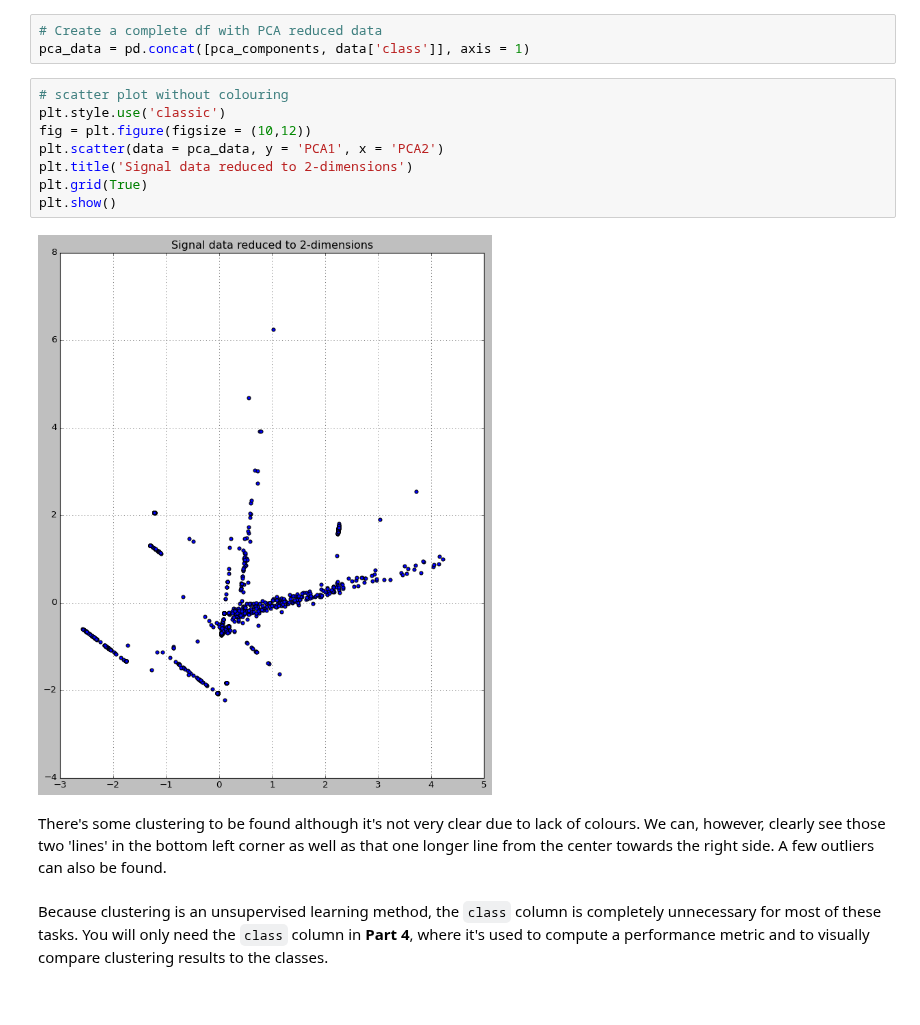
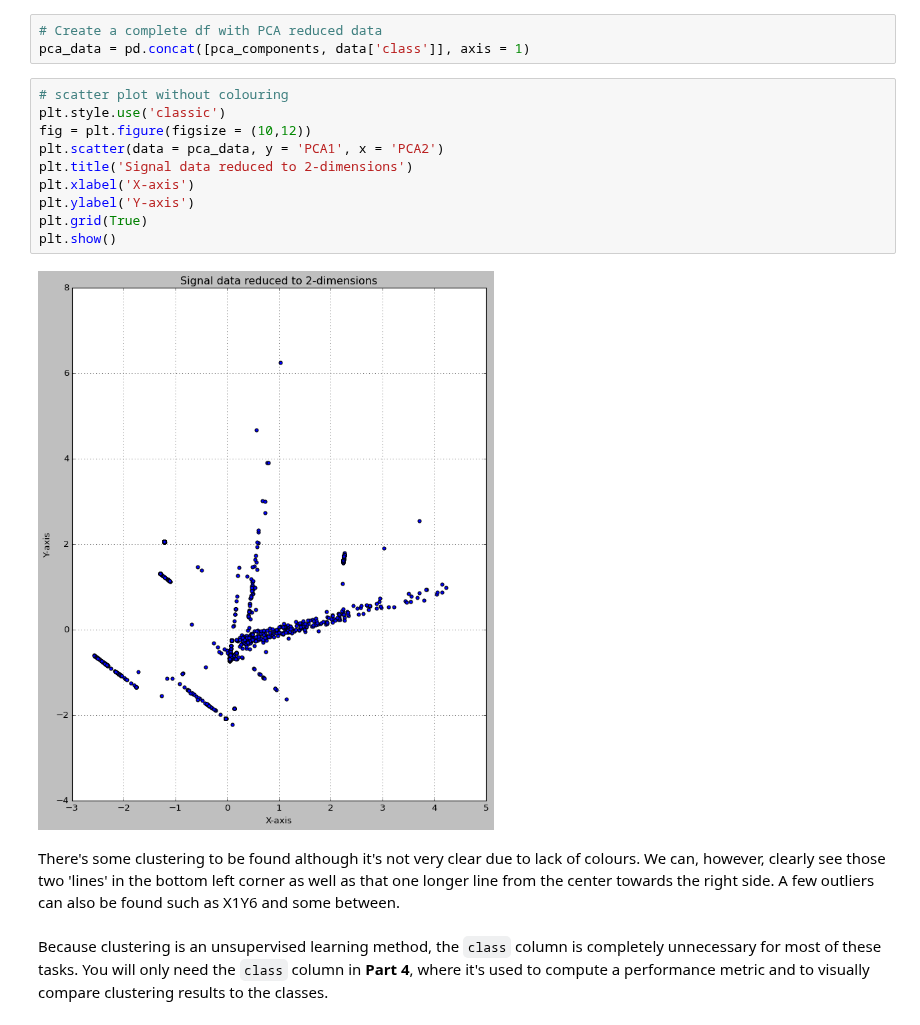
Before and after one commit to jerryshadb/UTU, a Jupyter notebook: DAKD/exc_3/jeremias_shadbolt_DAKD_2022_exercise_3.ipynb, the cells around one changed output. Saved outputs shown, nothing was run; the diff lists cells and outputs as text.

```diff
--- a/DAKD/exc_3/jeremias_shadbolt_DAKD_2022_exercise_3.ipynb
+++ b/DAKD/exc_3/jeremias_shadbolt_DAKD_2022_exercise_3.ipynb
@@ -163,15 +163,17 @@ pca_data = pd.concat([pca_components, data['class']], axis = 1)
 # %%
 # scatter plot without colouring
 plt.style.use('classic')
 fig = plt.figure(figsize = (10,12))
 plt.scatter(data = pca_data, y = 'PCA1', x = 'PCA2')
 plt.title('Signal data reduced to 2-dimensions')
+plt.xlabel('X-axis')
+plt.ylabel('Y-axis')
 plt.grid(True)
 plt.show()
 # %% [output]
-[figure, old version]
+[figure, new version]
 # %% [markdown]
-There's some clustering to be found although it's not very clear due to lack of colours. We can, however, clearly see those two 'lines' in the bottom left corner as well as that one longer line from the center towards the right side. A few outliers can also be found.
+There's some clustering to be found although it's not very clear due to lack of colours. We can, however, clearly see those two 'lines' in the bottom left corner as well as that one longer line from the center towards the right side. A few outliers can also be found such as X1Y6 and some between.
 # %% [markdown]
 Because clustering is an unsupervised learning method, the `class` column is completely unnecessary for most of these tasks. You will only need the `class` column in **Part 4**, where it's used to compute a performance metric and to visually compare clustering results to the classes.
 # %% [markdown]
```
Also changed, not shown: parts of 6 cells of this notebook.
